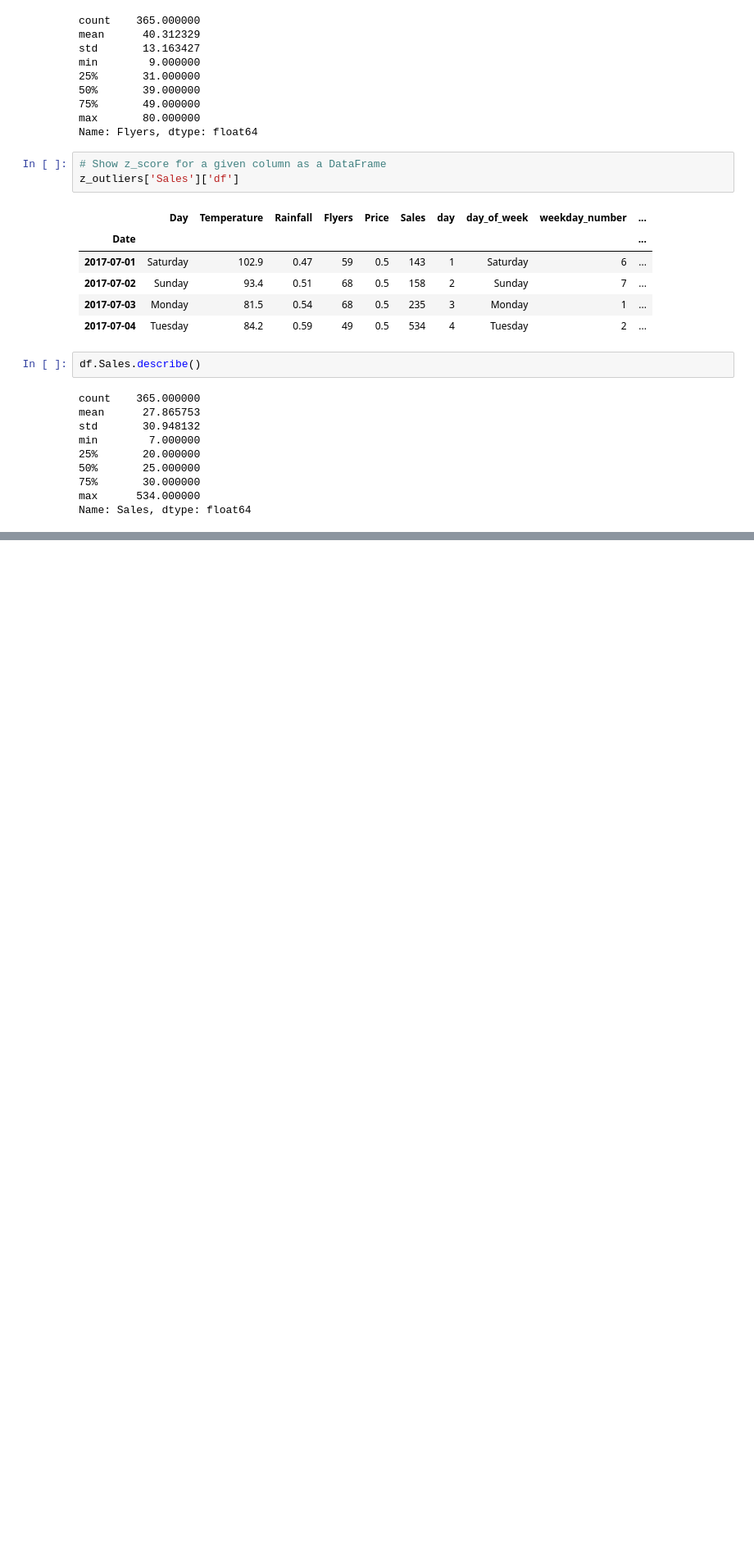
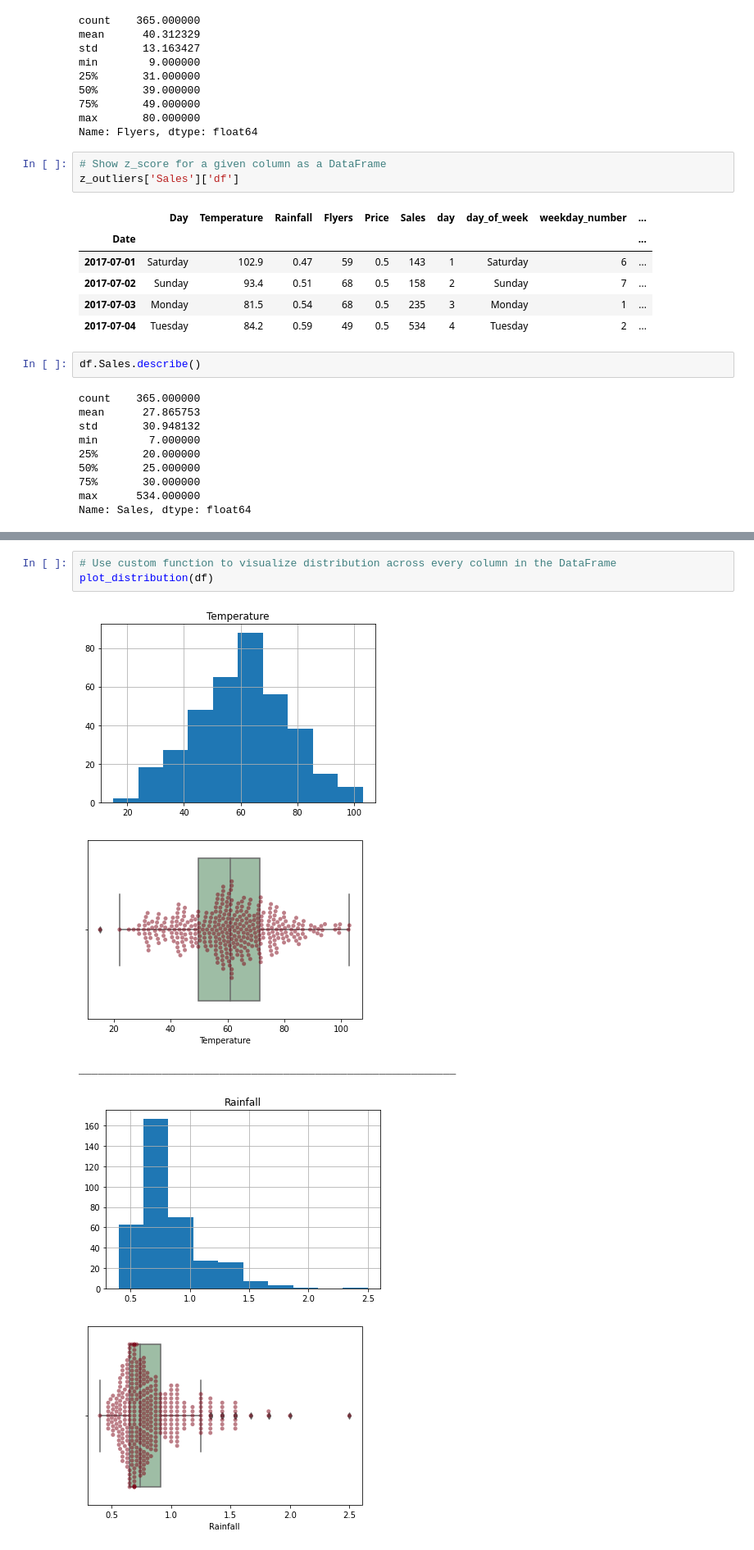
Before and after one commit to QMCBT-JustinEvans/anomaly-detection-exercises, a Jupyter notebook: continuous_probabilistic_methods.ipynb, the cells around one changed output, grey strips where cells are left out. Shown at 82% size. Cells and saved outputs as stored; diff of their text form; blank space fills up the shorter version.

```diff
--- a/continuous_probabilistic_methods.ipynb
+++ b/continuous_probabilistic_methods.ipynb
@@ -666,3 +753,12 @@ Name: Sales, dtype: float64
 * Use a 2 sigma decision rule to isolate the outliers.
     * Do these make sense?
     * Should certain outliers be kept or removed?
+# %%
+# Use custom function to visualize distribution across every column in the DataFrame
+plot_distribution(df)
+# %% [output]
+[figure, added]
+[figure, added]
+___________________________________________________________
+[figure, added]
+[figure, added]
```
Also changed, not shown: parts of 18 cells of this notebook.
